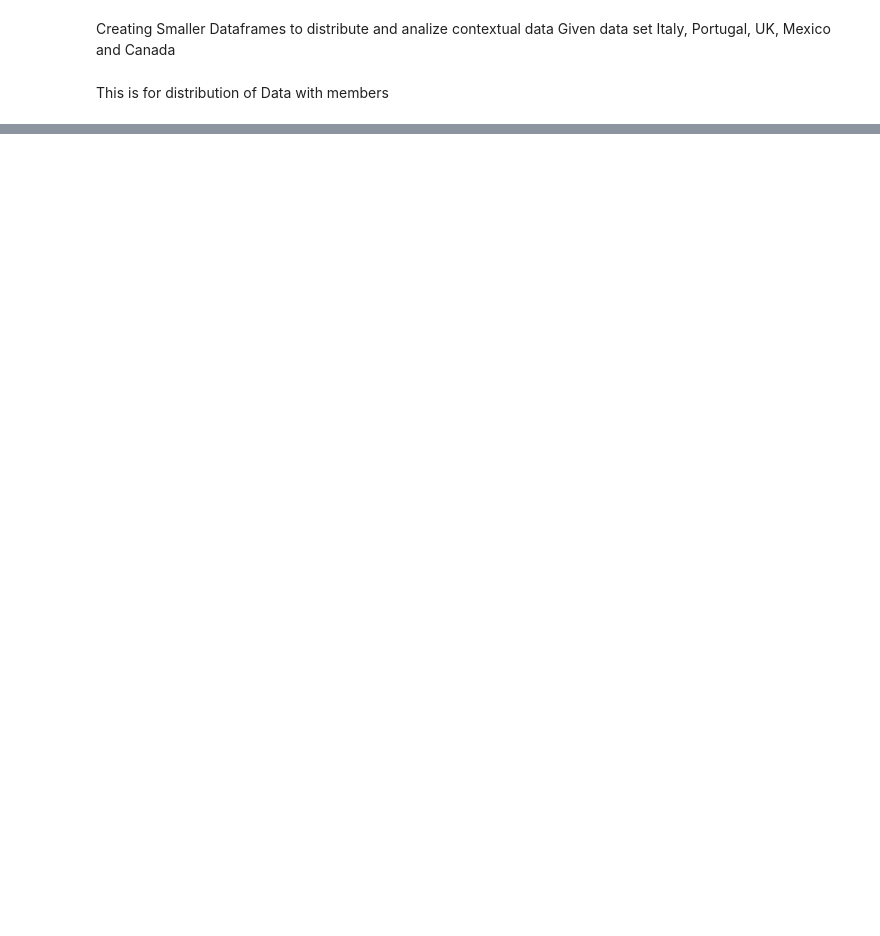
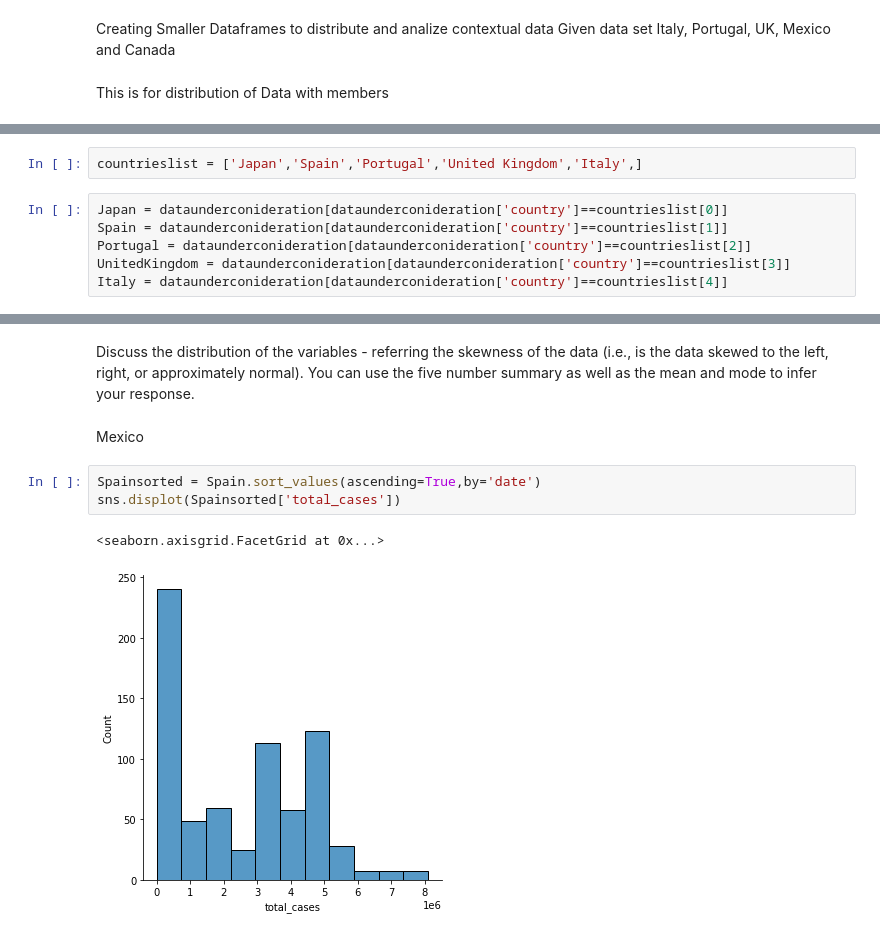
Before and after one commit to kaiwalyaharkare/STAT1000, a Jupyter notebook: exploratordata.ipynb, the cells around one changed output, grey strips where cells are left out. Saved outputs shown, nothing was run; the diff lists cells and outputs as text; blank space fills up the shorter version.

```diff
--- a/exploratordata.ipynb
+++ b/exploratordata.ipynb
@@ -53,0 +56,8 @@ Portugal.to_csv('Portugal.csv')
+# %%
+countrieslist = ['Japan','Spain','Portugal','United Kingdom','Italy',]
+# %%
+Japan = dataunderconideration[dataunderconideration['country']==countrieslist[0]]
+Spain = dataunderconideration[dataunderconideration['country']==countrieslist[1]]
+Portugal = dataunderconideration[dataunderconideration['country']==countrieslist[2]]
+UnitedKingdom = dataunderconideration[dataunderconideration['country']==countrieslist[3]]
+Italy = dataunderconideration[dataunderconideration['country']==countrieslist[4]]
@@ -53,0 +95,12 @@ Portugal.to_csv('Portugal.csv')
+# %% [markdown]
+ Discuss the distribution of the variables - referring the skewness of the data (i.e., is the data
+skewed to the left, right, or approximately normal). You can use the five number summary as well
+as the mean and mode to infer your response.
+# %% [markdown]
+Mexico
+# %%
+Spainsorted = Spain.sort_values(ascending=True,by='date')
+sns.displot(Spainsorted['total_cases'])
+# %% [output]
+<seaborn.axisgrid.FacetGrid at 0x...>
+[figure, added]
```
Also changed, not shown: parts of 31 cells of this notebook, 8 other files.
